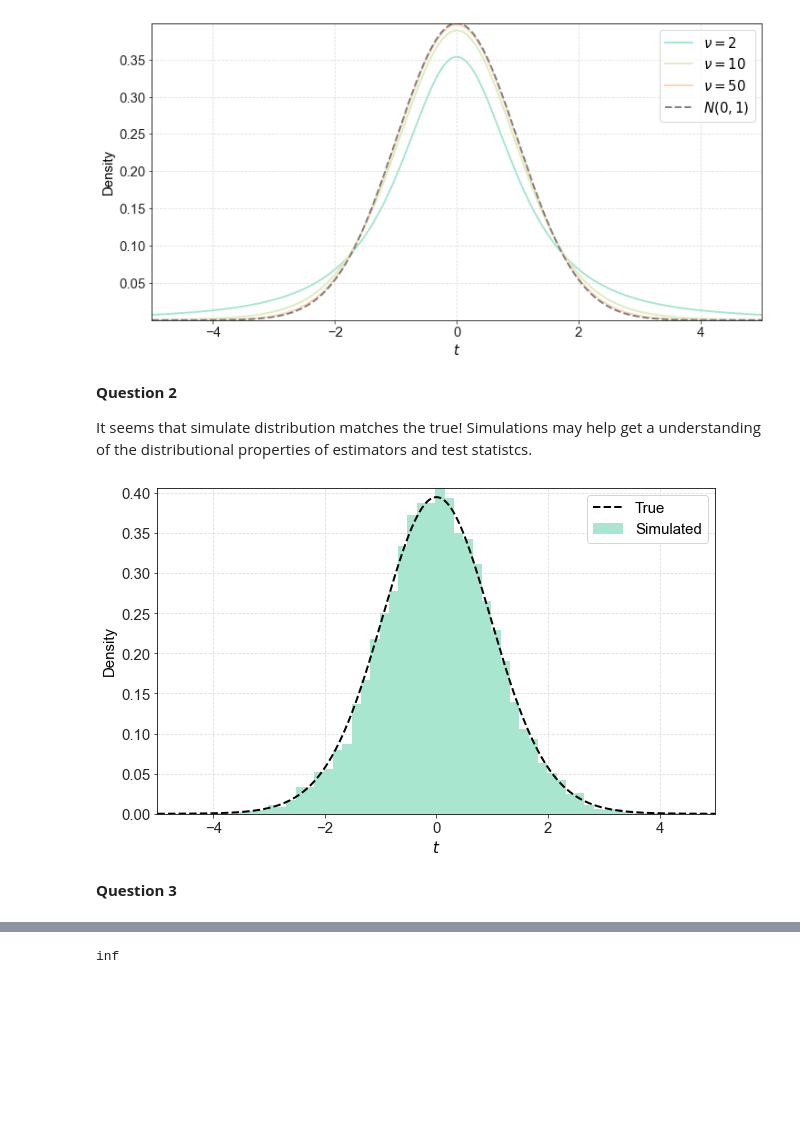
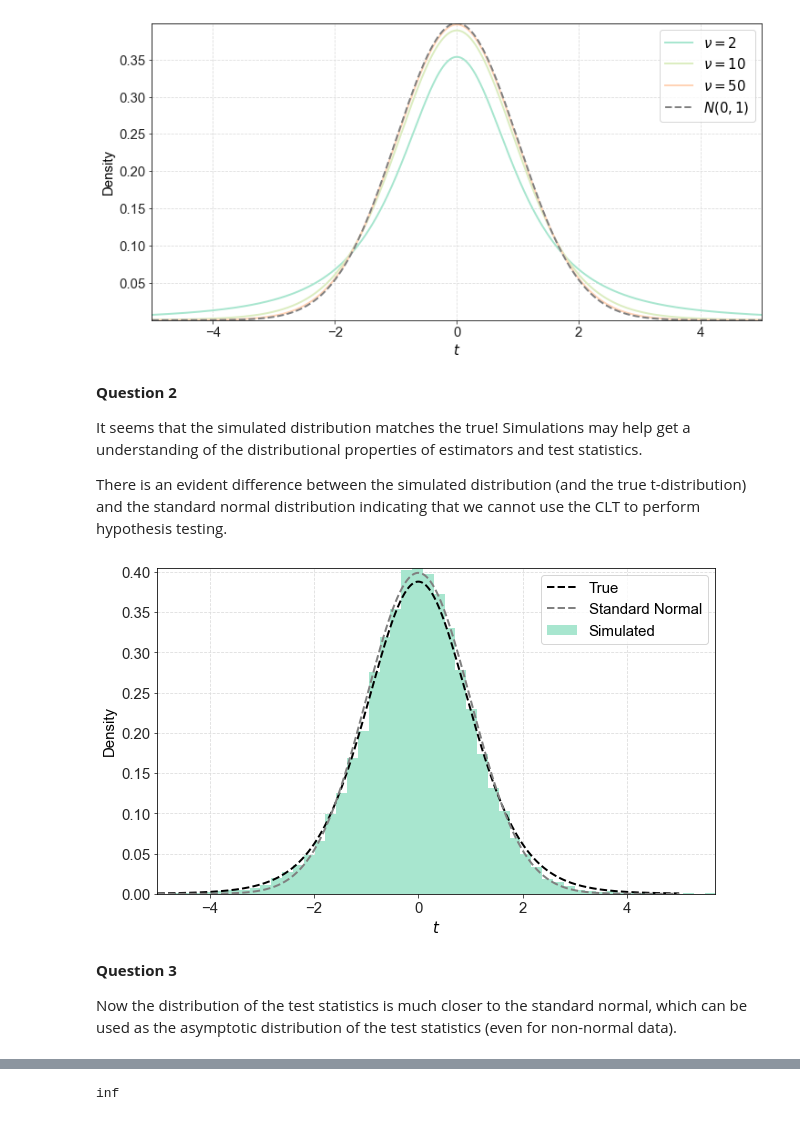
Before and after one commit to staxmetrics/python_for_the_financial_economist, a Jupyter notebook: lectures_and_exercises/2022/week_3/exercises_week_3.ipynb, the cells around one changed output, grey strips where cells are left out. Saved outputs shown, nothing was run; the diff lists cells and outputs as text; code cells hidden in the pictures; blank space fills up the shorter version.

```diff
--- a/lectures_and_exercises/2022/week_3/exercises_week_3.ipynb
+++ b/lectures_and_exercises/2022/week_3/exercises_week_3.ipynb
@@ -418,34 +139,44 @@ ax.legend();
 # %% [markdown]
 __Question 2__
 
-It seems that simulate distribution matches the true! Simulations may help get a understanding of the distributional properties of estimators and test statistcs.
+It seems that the simulated distribution matches the true! Simulations may help get a understanding of the distributional properties of estimators and test statistics.
+
+There is an evident difference between the simulated distribution (and the true t-distribution) and the standard normal distribution indicating that we cannot use the CLT to perform hypothesis testing.
 # %%
+# set values
 num_sim = 10000
-sample_size = 25
+sample_size = 10
 mu = 5
 sigma = 2
 
+# simulate data
 random_draws = np.random.normal(mu, sigma, size=(num_sim, sample_size))
 sample_means = np.mean(random_draws, axis=1)
 sample_var = np.var(random_draws, axis=1, ddof=1)
 sample_z_scores = (sample_means - mu)/np.sqrt(sample_var/(sample_size - 1))
 
 t_values = np.linspace(-5, 5, 1000)
-pdf_values = stats.t.pdf(t_values, 25 - 1)
+# t-dist
+pdf_values = stats.t.pdf(t_values, sample_size - 1)
+# normal
+pdf_normal_values = stats.norm.pdf(t_values)
 
 """
 Plotting
 """
 
 fig, ax = plt.subplots(figsize=(10, 6))
 
 ax.hist(sample_z_scores, bins=50, density=True, label="Simulated")
 ax.plot(t_values, pdf_values, color="black", linestyle="--", label="True")
+ax.plot(t_values, pdf_normal_values, color="gray", linestyle='--', label="Standard Normal")
 
 ax.set_ylabel('Density')
 ax.set_xlabel('$t$')
 ax.legend();
 # %% [output]
-[figure, old version]
+[figure, new version]
 # %% [markdown]
 __Question 3__
+
+Now the distribution of the test statistics is much closer to the standard normal, which can be used as the asymptotic distribution of the test statistics (even for non-normal data).
```
Also changed, not shown: parts of 55 cells of this notebook, 3 other files.
